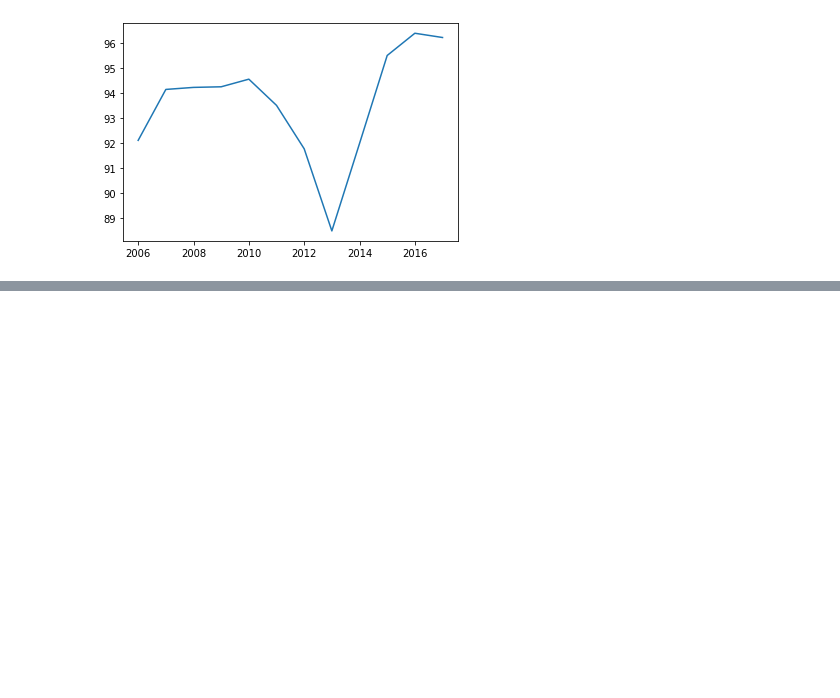
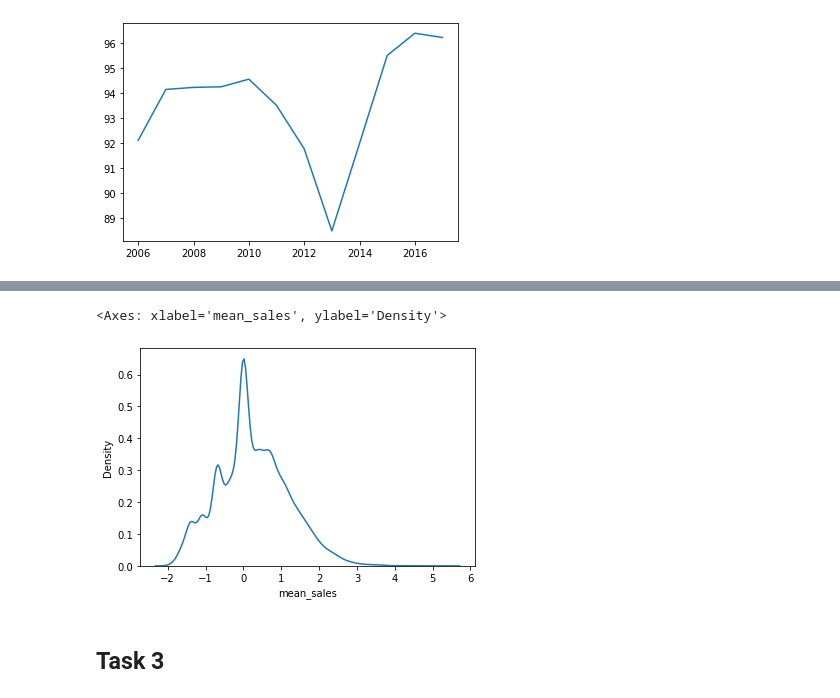
Before and after one commit to ddanielfung/GovTech-Assessment, a Jupyter notebook: section-1.ipynb, the cells around one changed output, grey strips where cells are left out. Drawn from its saved outputs; the diff is of its cells as text; code cells hidden in the pictures; blank space fills up the shorter version.

```diff
--- a/section-1.ipynb
+++ b/section-1.ipynb
@@ -71,0 +168,7 @@ plt.plot(motorcycles.query(f"age == '5'")["year"], motorcycles.query(f"age == '5
+# %%
+sns.kdeplot(np.log(mean_sales_series))
+# %% [output]
+<Axes: xlabel='mean_sales', ylabel='Density'>
+[figure, added]
+# %% [markdown]
+## Task 3
```
Also changed, not shown: parts of 27 cells of this notebook, 3 other files.
